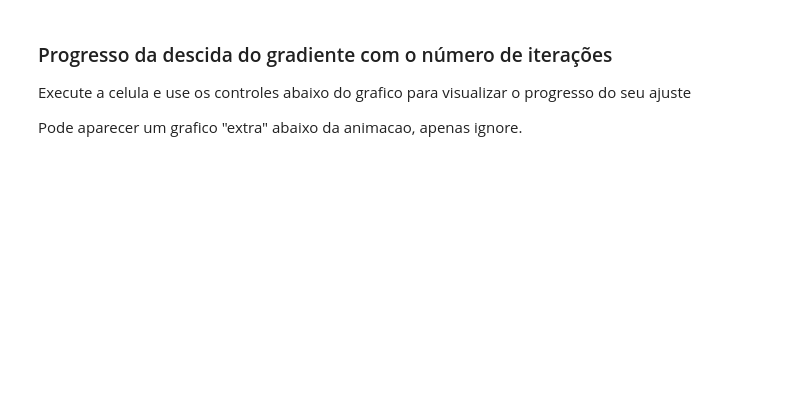
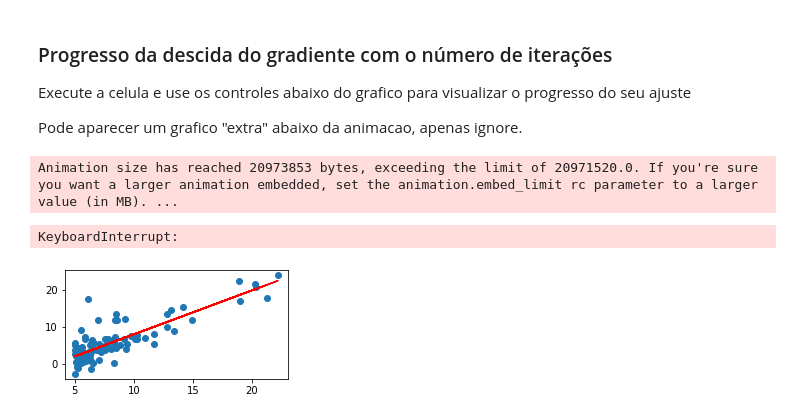
Before and after one commit to vickyad/ia-trab3, a Jupyter notebook: alegrete.ipynb, the cells around one changed output. Cells and saved outputs as stored; diff of their text form; code cells hidden in the pictures; blank space fills up the shorter version.

Commit message:
feat: fit params

```diff
--- a/alegrete.ipynb
+++ b/alegrete.ipynb
@@ -82,22 +85,31 @@ Execute a celula e use os controles abaixo do grafico para visualizar o progress
 
 Pode aparecer um grafico "extra" abaixo da animacao, apenas ignore.
 # %%
+theta_0s, theta_1s = alegrete.fit(
+    quiz_data, theta_0=0.005, theta_1=0.005,
+    alpha=0.01, num_iterations=1000
+)
+
 fig = plt.figure(figsize=(4, 2))
 ax = fig.add_subplot(111)
 
 # conjunto de dados
 ax.scatter(quiz_data[:,0], quiz_data[:,1])
 
 # linha com os valores iniciais dos parametros
 pred = theta_1s[0]*quiz_data[:,0] + theta_0s[0]
 line, = ax.plot(quiz_data[:,0], pred, '-',c='r')
 
 # funcao que atualiza a linha a cada passo
 def animate(i):
     pred = theta_1s[i] * quiz_data[:,0] + theta_0s[i]
     line.set_ydata(pred)
     return line,
 
 # mude interval para trocar a velocidade da animacao
 ani = animation.FuncAnimation(fig, animate, frames=len(theta_0s), interval=20, save_count=50)
 HTML(ani.to_jshtml())
+# %% [output]
+Animation size has reached 20973853 bytes, exceeding the limit of 20971520.0. If you're sure you want a larger animation embedded, set the animation.embed_limit rc parameter to a larger value (in MB). ...
+KeyboardInterrupt:
+[figure, added]
```
Also changed, not shown: parts of 3 cells of this notebook, 1 other file.
